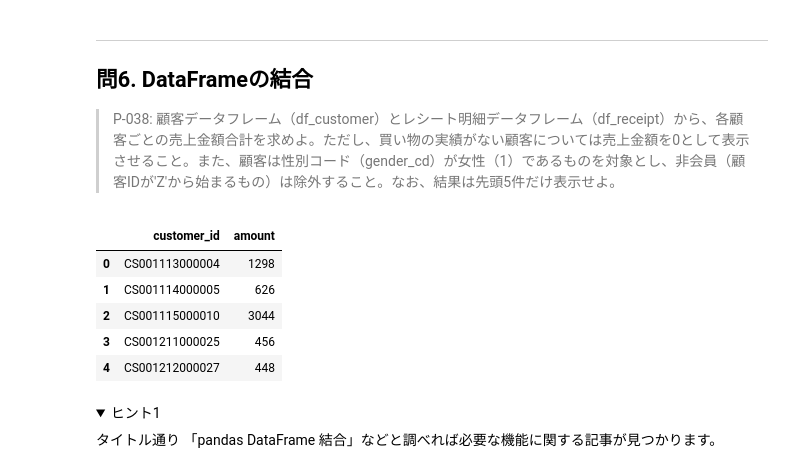
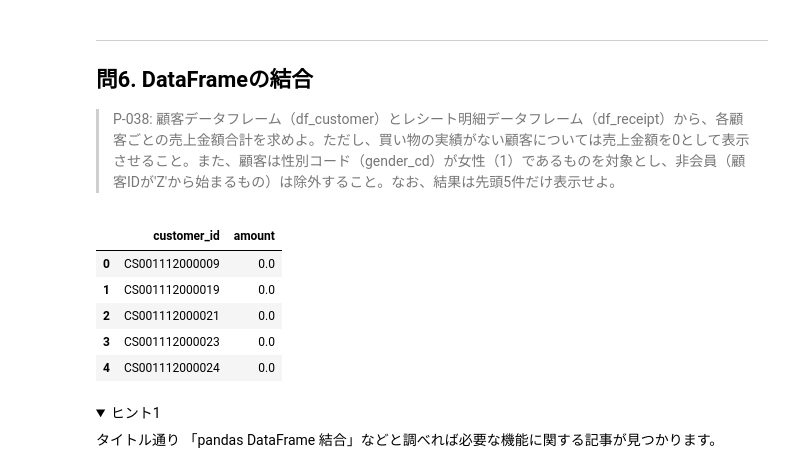
Before and after one commit to masato626/BasicPython, a Jupyter notebook: pandas_quiz.ipynb, the cells around one changed output. Saved outputs shown, nothing was run; the diff lists cells and outputs as text; code cells hidden in the pictures; folded sections open.

```diff
--- a/pandas_quiz.ipynb
+++ b/pandas_quiz.ipynb
@@ -114,15 +102,15 @@ df_grouping_amount.query("amount>=amount.mean()").head()
 # %%
 df_customer_only_member = df_customer[~df_customer["customer_id"].str.startswith("Z")]
 df_customer_only_member = df_customer.query("not customer_id.str.startswith('Z')", engine="python")
-df_merge=pd.merge(df_customer_only_member,df_receipt_only_member).query("gender_cd==1")
+df_merge=pd.merge(df_customer_only_member,df_receipt_only_member,how='outer').query("gender_cd==1")
 df_merge.groupby('customer_id').agg({'amount':'sum'}).reset_index().head()
 # %% [output]
 |  | customer_id | amount |
-| 0 | CS001113000004 | 1298 |
-| 1 | CS001114000005 | 626 |
-| 2 | CS001115000010 | 3044 |
-| 3 | CS001211000025 | 456 |
-| 4 | CS001212000027 | 448 |
+| 0 | CS001112000009 | 0.0 |
+| 1 | CS001112000019 | 0.0 |
+| 2 | CS001112000021 | 0.0 |
+| 3 | CS001112000023 | 0.0 |
+| 4 | CS001112000024 | 0.0 |
 # %% [markdown]
 <details>
 <summary>ヒント1</summary>
```
Also changed, not shown: parts of 2 cells of this notebook.
